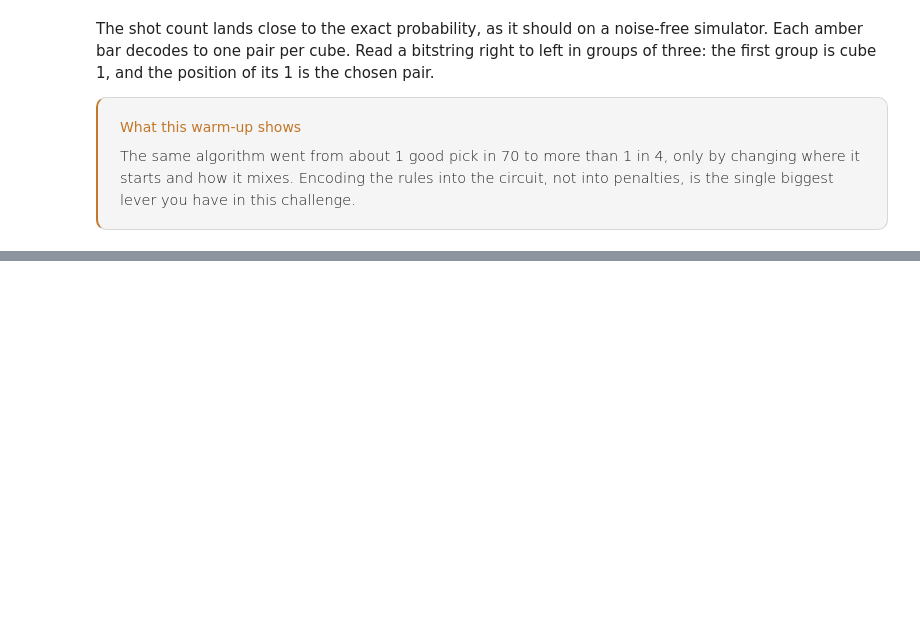
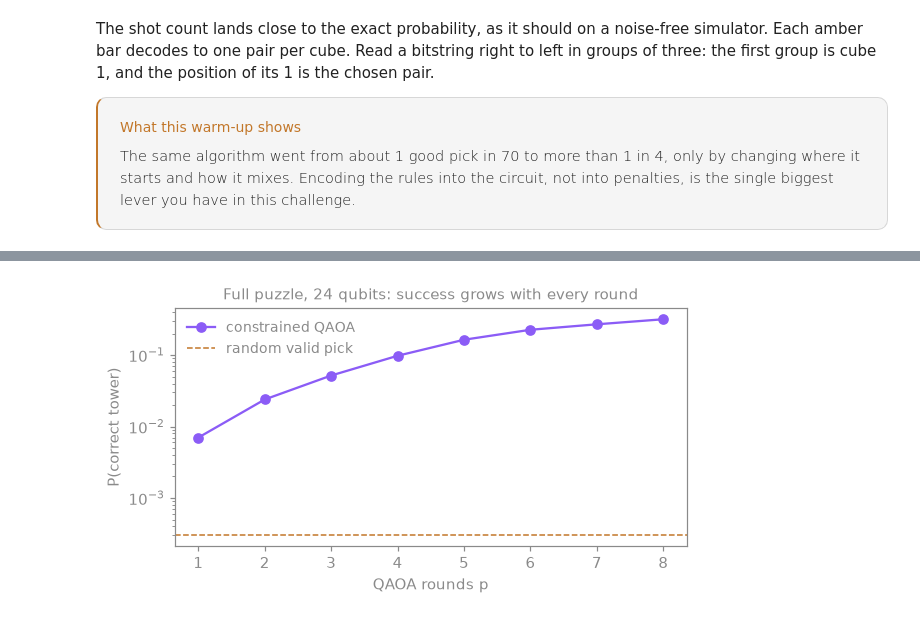
Before and after one commit to davidyashgur/uconn-qiskit-fall-fest-2026, a Jupyter notebook: solution.ipynb, the cells around one changed output, grey strips where cells are left out. Saved outputs shown, nothing was run; the diff lists cells and outputs as text; code cells hidden in the pictures; blank space fills up the shorter version.

```diff
--- a/solution.ipynb
+++ b/solution.ipynb
@@ -607,0 +750,28 @@ Sections 3 and 6 solved only the front and back. Your challenge is the left and
+# %%
+SOLVED = solved   # indices of the 2 solved picks
+
+
+def tune(energies, n_blocks, p_max, maxiter=600, grid=61):
+    """Grid search for p = 1, then grow layer by layer with COBYLA warm starts."""
+    gs, bs = np.linspace(0, np.pi, grid), np.linspace(0, np.pi, grid)
+    grid = np.array([[subspace_qaoa(energies, n_blocks, [g], [b]) @ energies for b in bs] for g in gs])
+    i, j = np.unravel_index(grid.argmin(), grid.shape)
+    gammas, betas = [gs[i]], [bs[j]]
+    layers = []
+    for p in range(1, p_max + 1):
+        if p > 1:
+            gammas, betas = gammas + [gammas[-1]], betas + [betas[-1]]
+        result = minimize(lambda a: subspace_qaoa(energies, n_blocks, a[:p], a[p:]) @ energies,
+                          gammas + betas, method="COBYLA", options={"maxiter": maxiter})
+        gammas, betas = list(result.x[:p]), list(result.x[p:])
+        layers.append((gammas, betas, result.fun))
+    return layers
+
+
+start = time.perf_counter()
+LAYERS = tune(H_values, len(BLOCKS), p_max=8)
+print(f"tuned p = 1 to 8 in {time.perf_counter() - start:.0f} s\n")
+print(" p   average energy   P(correct tower)   vs random valid pick")
+for p, (g, b, avg_energy) in enumerate(LAYERS, start=1):
+    p_win = subspace_qaoa(H_values, len(BLOCKS), g, b)[SOLVED].sum()
+    print(f"{p:>2}   {avg_energy:>14.3f}   {p_win:>16.2%}   {p_win / (len(SOLVED) / len(PICKS)):>10.0f}x")
@@ -607,0 +790,18 @@ Sections 3 and 6 solved only the front and back. Your challenge is the left and
+# %%
+import matplotlib.pyplot as plt
+
+from resources.helpers import AMBER, VIOLET
+
+p_axis = range(1, len(LAYERS) + 1)
+p_wins = [subspace_qaoa(H_values, len(BLOCKS), g, b)[SOLVED].sum() for g, b, _ in LAYERS]
+fig, ax = plt.subplots(figsize=(6.0, 2.8))
+ax.plot(p_axis, p_wins, "o-", color=VIOLET, label="constrained QAOA")
+ax.axhline(len(SOLVED) / len(PICKS), color=AMBER, ls="--", lw=1, label="random valid pick")
+ax.set_yscale("log")
+ax.set_xlabel("QAOA rounds p")
+ax.set_ylabel("P(correct tower)")
+ax.set_title("Full puzzle, 24 qubits: success grows with every round", fontsize=10)
+ax.legend(frameon=False, fontsize=9)
+show(fig)
+# %% [output]
+[figure, added]
```
Also changed, not shown: parts of 29 cells of this notebook, 1 other file.
